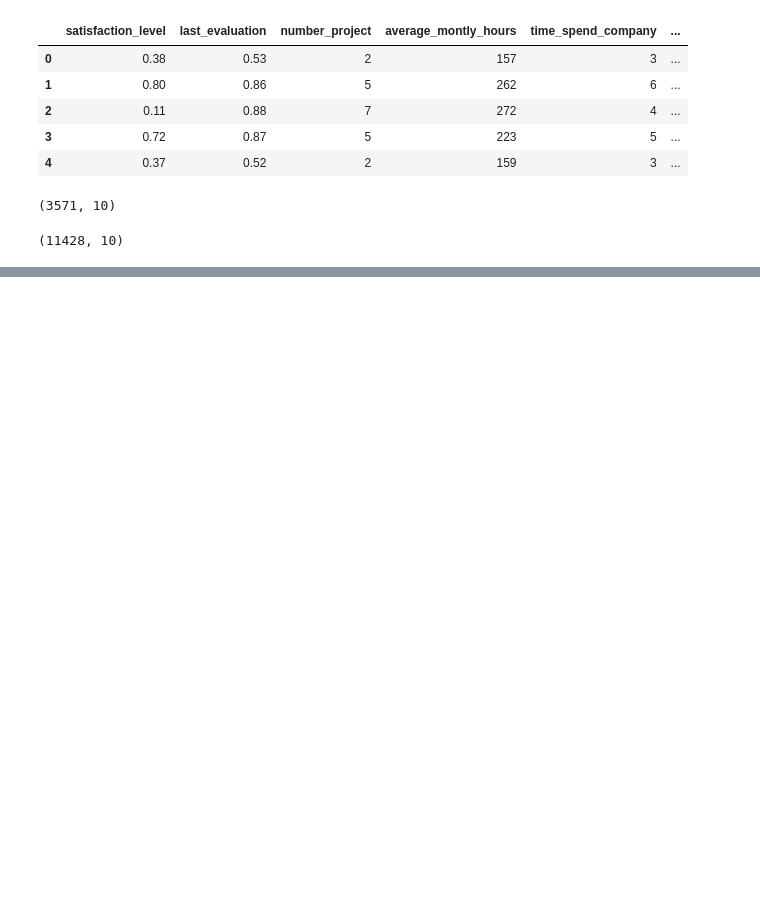
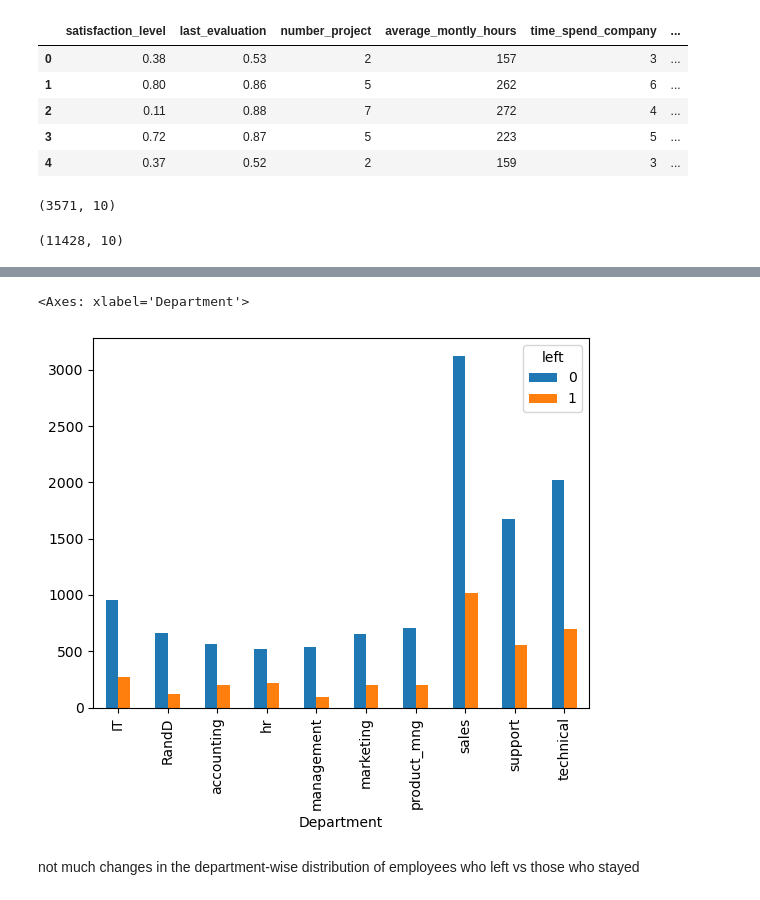
Before and after one commit to lakshya-05/Machine-Learning, a Jupyter notebook: HR Binary Classification/binary_class.ipynb, the cells around one changed output, grey strips where cells are left out. Drawn from its saved outputs; the diff is of its cells as text; code cells hidden in the pictures; blank space fills up the shorter version.

```diff
--- a/HR Binary Classification/binary_class.ipynb
+++ b/HR Binary Classification/binary_class.ipynb
@@ -39,0 +41,7 @@ Name: left, Length: 14999, dtype: int64
+# %%
+pd.crosstab(df.Department,df.left).plot(kind='bar')
+# %% [output]
+<Axes: xlabel='Department'>
+[figure, added]
+# %% [markdown]
+not much changes in the department-wise distribution of employees who left vs those who stayed
```
Also changed, not shown: parts of 17 cells of this notebook.
